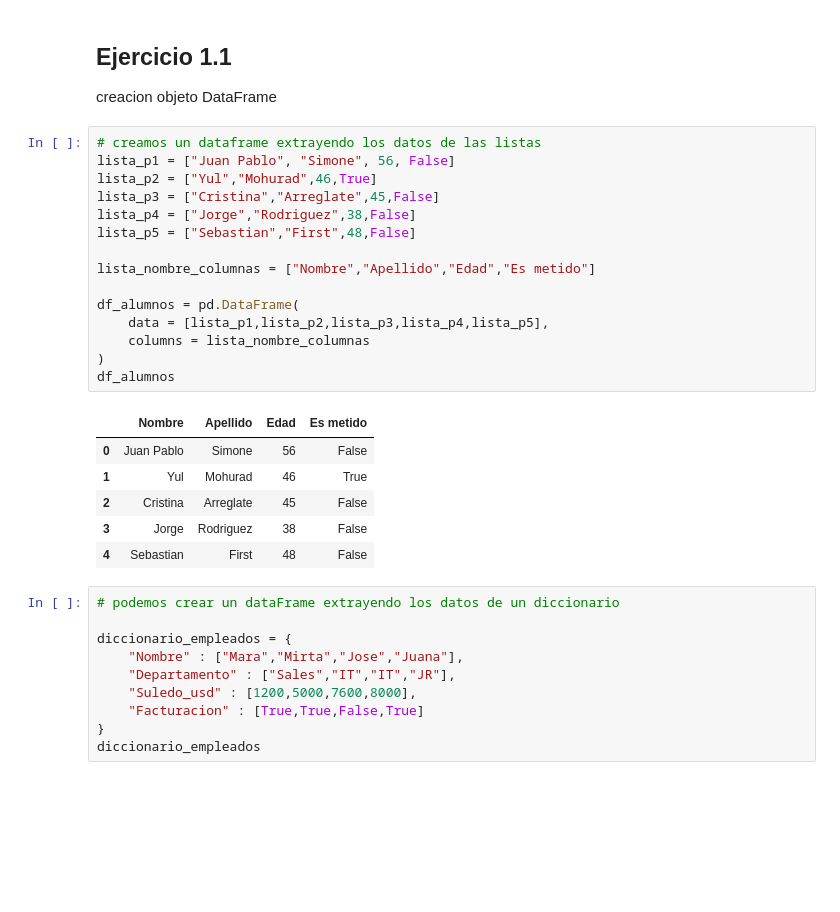
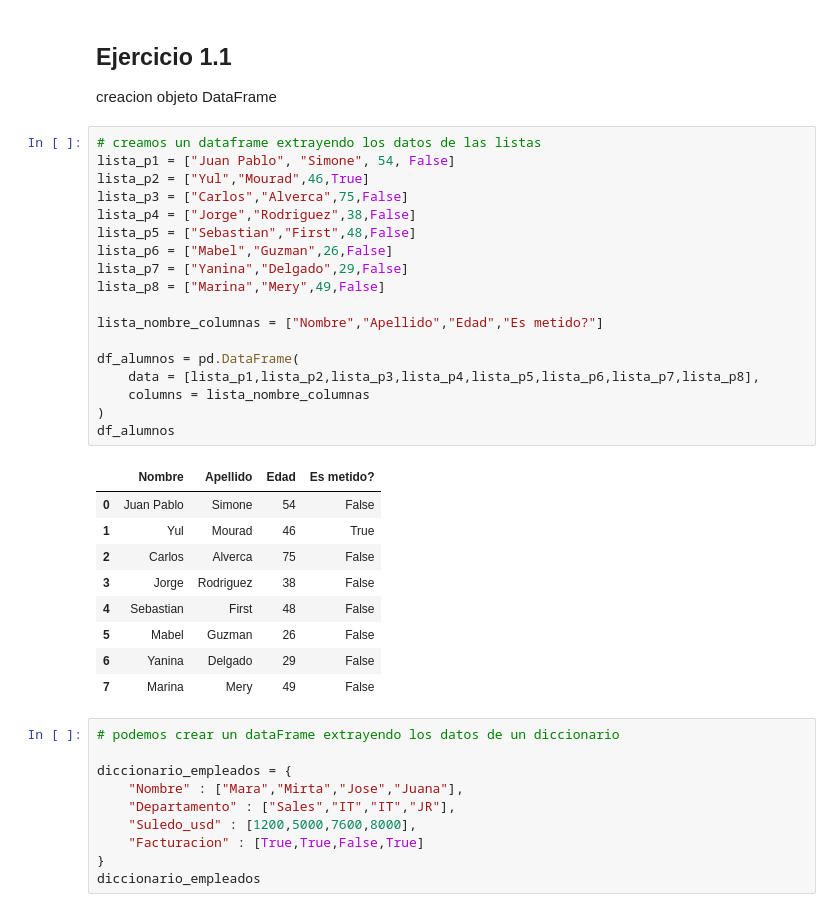
Before and after one commit to facuescalante/recursos-analisis-datos, a Jupyter notebook: 12_Pandas_2/practicaClase12 .ipynb, the cells around one changed output. Cells and saved outputs as stored; diff of their text form; blank space fills up the shorter version.

```diff
--- a/12_Pandas_2/practicaClase12 .ipynb
+++ b/12_Pandas_2/practicaClase12 .ipynb
@@ -24,26 +24,32 @@ import numpy as np
 creacion objeto DataFrame
 # %%
 # creamos un dataframe extrayendo los datos de las listas
-lista_p1 = ["Juan Pablo", "Simone", 56, False]
-lista_p2 = ["Yul","Mohurad",46,True]
-lista_p3 = ["Cristina","Arreglate",45,False]
+lista_p1 = ["Juan Pablo", "Simone", 54, False]
+lista_p2 = ["Yul","Mourad",46,True]
+lista_p3 = ["Carlos","Alverca",75,False]
 lista_p4 = ["Jorge","Rodriguez",38,False]
 lista_p5 = ["Sebastian","First",48,False]
+lista_p6 = ["Mabel","Guzman",26,False]
+lista_p7 = ["Yanina","Delgado",29,False]
+lista_p8 = ["Marina","Mery",49,False]
 
-lista_nombre_columnas = ["Nombre","Apellido","Edad","Es metido"]
+lista_nombre_columnas = ["Nombre","Apellido","Edad","Es metido?"]
 
 df_alumnos = pd.DataFrame(
-    data = [lista_p1,lista_p2,lista_p3,lista_p4,lista_p5],
+    data = [lista_p1,lista_p2,lista_p3,lista_p4,lista_p5,lista_p6,lista_p7,lista_p8],
     columns = lista_nombre_columnas
 )
 df_alumnos
 # %% [output]
-|  | Nombre | Apellido | Edad | Es metido |
-| 0 | Juan Pablo | Simone | 56 | False |
-| 1 | Yul | Mohurad | 46 | True |
-| 2 | Cristina | Arreglate | 45 | False |
+|  | Nombre | Apellido | Edad | Es metido? |
+| 0 | Juan Pablo | Simone | 54 | False |
+| 1 | Yul | Mourad | 46 | True |
+| 2 | Carlos | Alverca | 75 | False |
 | 3 | Jorge | Rodriguez | 38 | False |
 | 4 | Sebastian | First | 48 | False |
+| 5 | Mabel | Guzman | 26 | False |
+| 6 | Yanina | Delgado | 29 | False |
+| 7 | Marina | Mery | 49 | False |
 # %%
 # podemos crear un dataFrame extrayendo los datos de un diccionario
 
```
Also changed, not shown: parts of 57 cells of this notebook.
